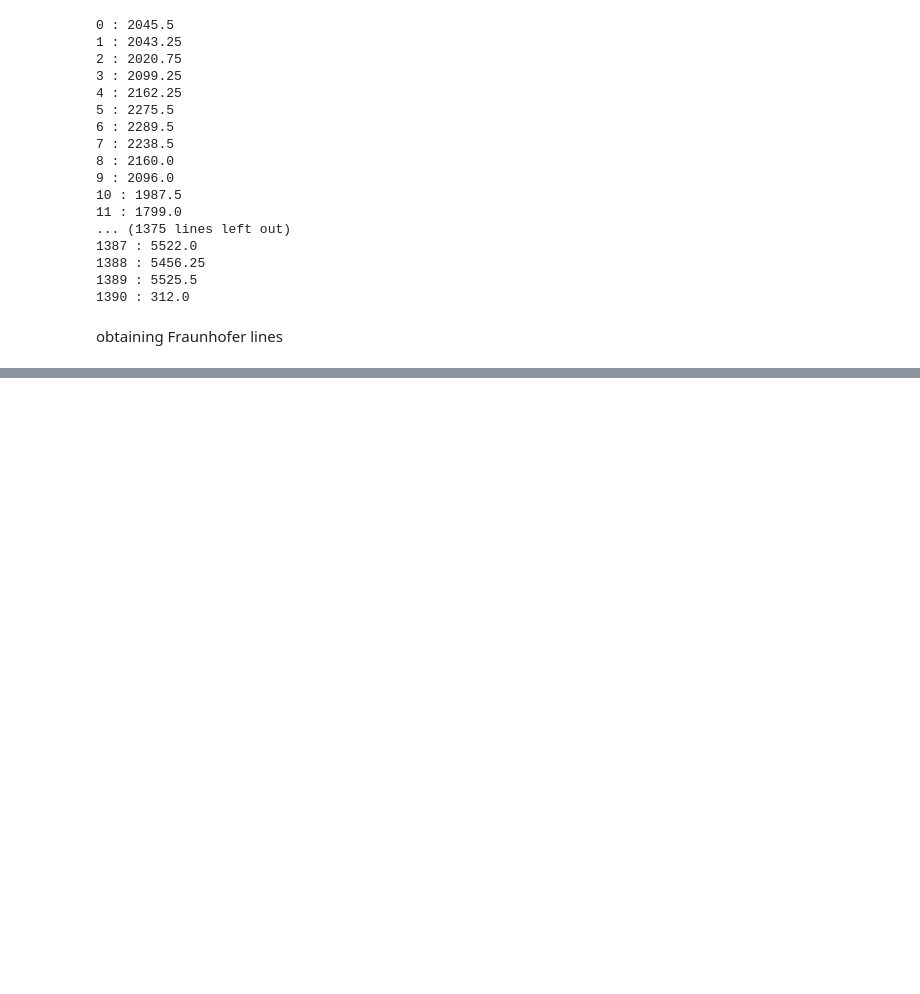
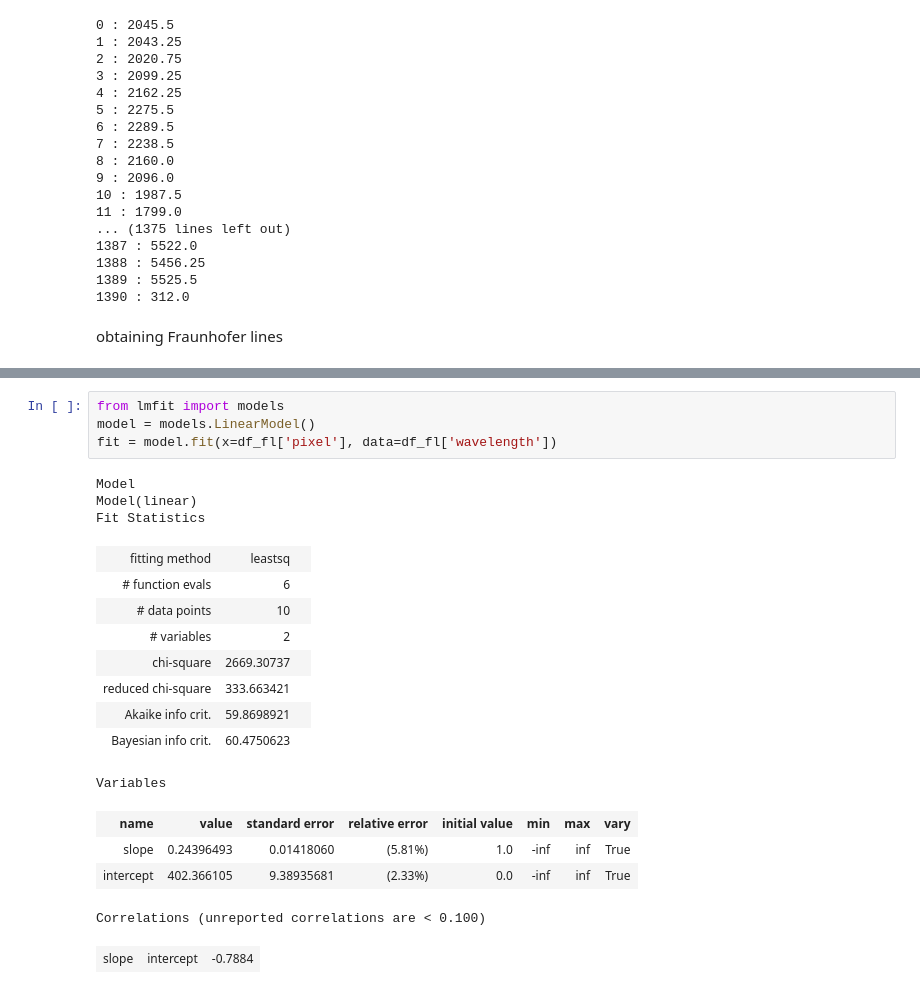
Before and after one commit to Yousousen/solar_physics, a Jupyter notebook: spectrum.ipynb, the cells around one changed output, grey strips where cells are left out. Drawn from its saved outputs; the diff is of its cells as text; blank space fills up the shorter version.

```diff
--- a/spectrum.ipynb
+++ b/spectrum.ipynb
@@ -218,0 +232,22 @@ Index(['name', 'wavelength', 'pixel', 'intensity'], dtype='object')
+# %%
+from lmfit import models
+model = models.LinearModel()
+fit = model.fit(x=df_fl['pixel'], data=df_fl['wavelength'])
+# %% [output]
+Model
+Model(linear)
+Fit Statistics
+| fitting method | leastsq |  |
+| # function evals | 6 |  |
+| # data points | 10 |  |
+| # variables | 2 |  |
+| chi-square | 2669.30737 |  |
+| reduced chi-square | 333.663421 |  |
+| Akaike info crit. | 59.8698921 |  |
+| Bayesian info crit. | 60.4750623 |  |
+Variables
+| name | value | standard error | relative error | initial value | min | max | vary |
+| slope | 0.24396493 | 0.01418060 | (5.81%) | 1.0 | -inf | inf | True |
+| intercept | 402.366105 | 9.38935681 | (2.33%) | 0.0 | -inf | inf | True |
+Correlations (unreported correlations are < 0.100)
+| slope | intercept | -0.7884 |
```
Also changed, not shown: parts of 6 cells of this notebook, 1 other file.
